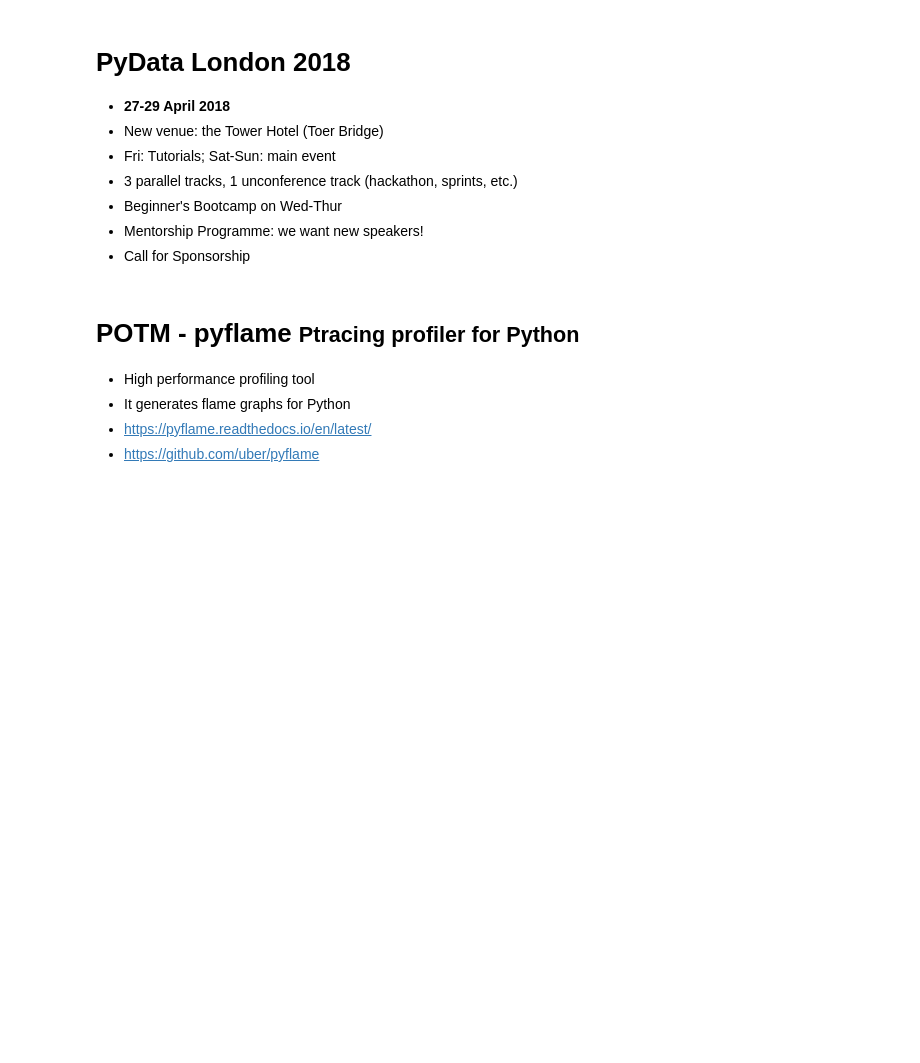
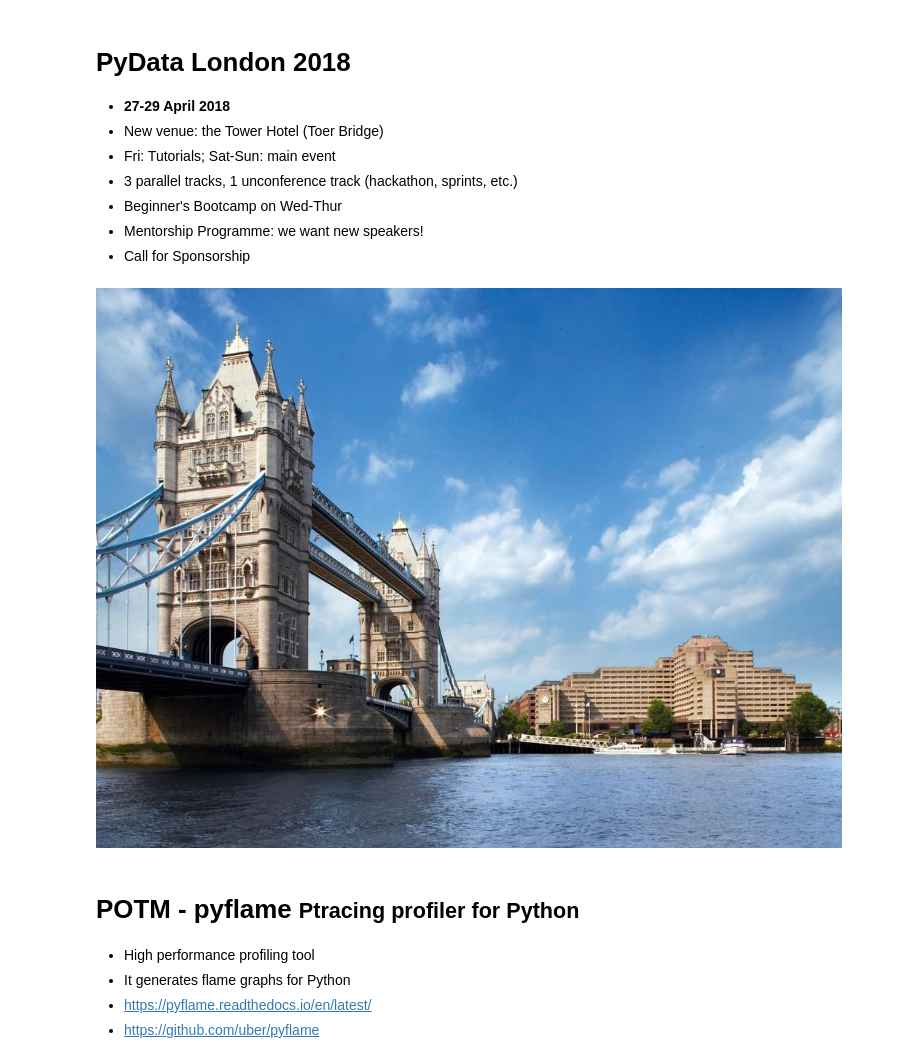
Before and after one commit to PyDataLondon/News, a Jupyter notebook: 2018-01-09_PyData-News_January-2018/PyData London News - January 2018.ipynb, the cells around one changed output. Drawn from its saved outputs; the diff is of its cells as text; code cells hidden in the pictures; blank space fills up the shorter version.

Commit message:
Add tower hotel pic

```diff
--- a/2018-01-09_PyData-News_January-2018/PyData London News - January 2018.ipynb
+++ b/2018-01-09_PyData-News_January-2018/PyData London News - January 2018.ipynb
@@ -52,6 +52,10 @@ IFrame(src="https://www.meetup.com/PyData-Edinburgh/", **default_size)
 + Beginner's Bootcamp on Wed-Thur
 + Mentorship Programme: we want new speakers!
 + Call for Sponsorship
+# %%
+Image('images/tower-hotel.jpg', **default_size)
+# %% [output]
+[figure, added]
 # %% [markdown]
 # POTM - pyflame <small>Ptracing profiler for Python</small>
 
```
